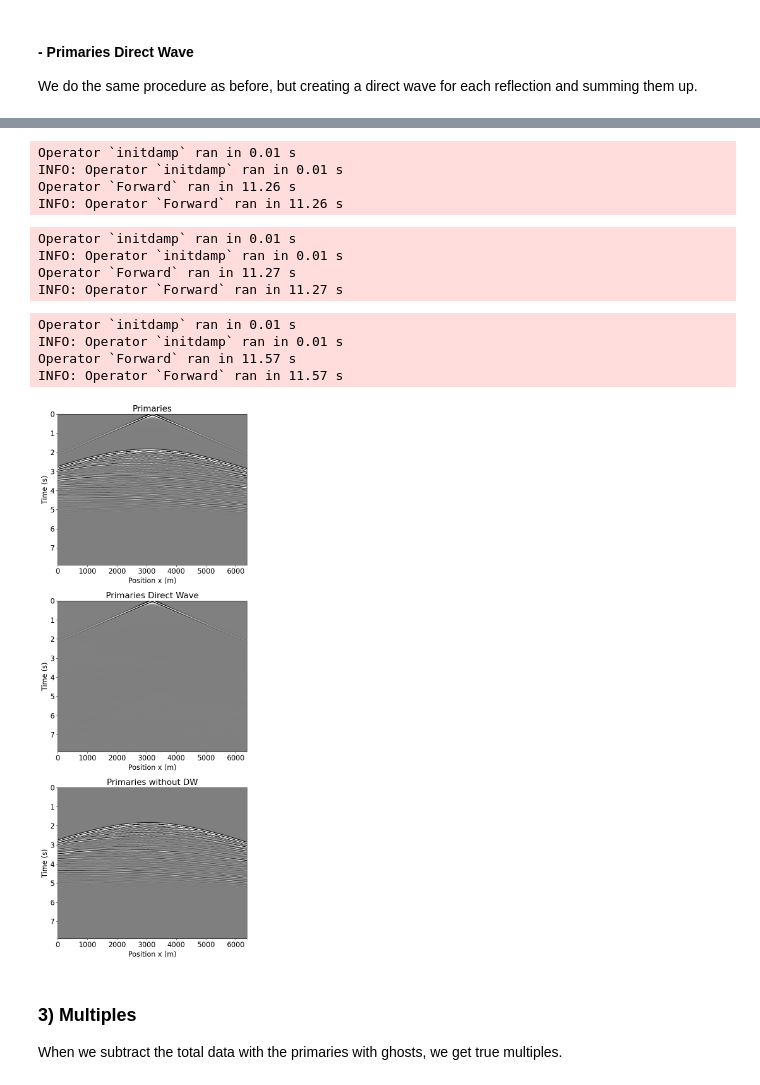
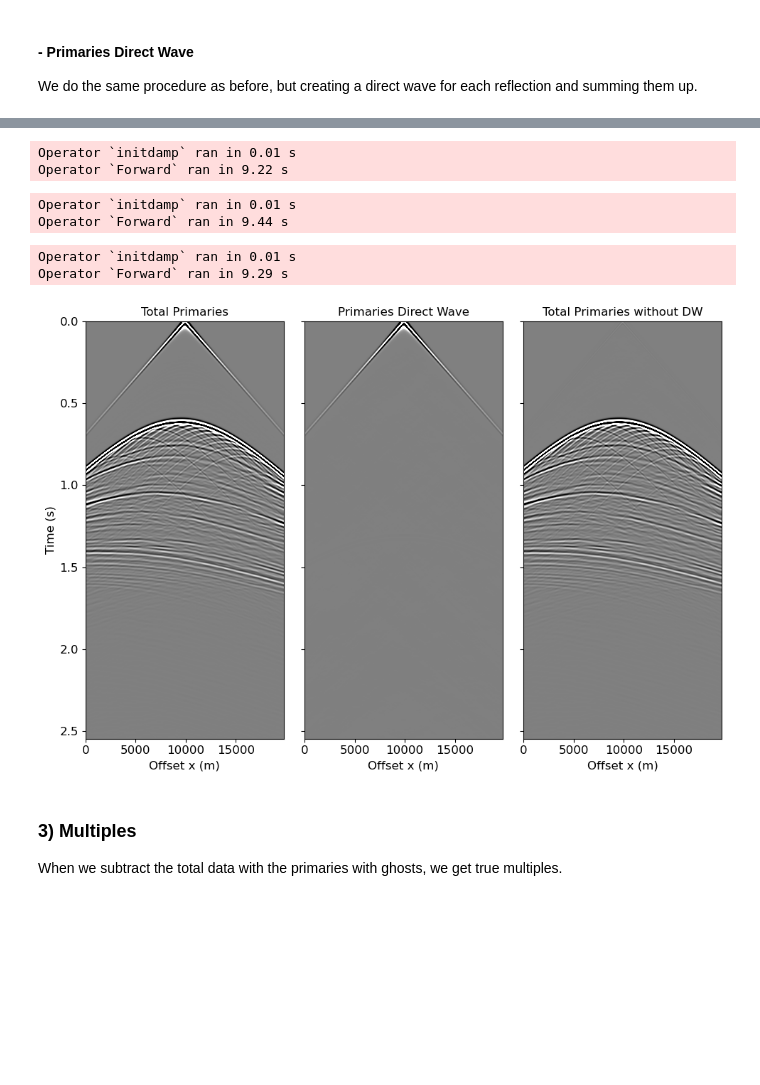
Before and after one commit to DIG-Kaust/Adaptive-subtraction, a Jupyter notebook: notebooks/Data_Modeling.ipynb, the cells around one changed output, grey strips where cells are left out. Cells and saved outputs as stored; diff of their text form; code cells hidden in the pictures; blank space fills up the shorter version.

```diff
--- a/notebooks/Data_Modeling.ipynb
+++ b/notebooks/Data_Modeling.ipynb
@@ -390,7 +395,6 @@ awe_2.create_geometry(src_x=np.arange(0, nsrc) * spacing[0],
                     rec_z=15,
                     t0=t0, tn=tn, src_type='Ricker', f0=f0)
 
-isrc = nsrc//2
 p2, _, _ = awe_2.solve_one_shot(isrc, dt=dt)
 # %% [output]
 Operator `initdamp` ran in 0.01 s
@@ -409,7 +411,6 @@ awe_3.create_geometry(src_x=np.arange(0, nsrc) * spacing[0],
                     rec_z=25,
                     t0=t0, tn=tn, src_type='Ricker', f0=f0)
 
-isrc = nsrc//2
 p3, _, _ = awe_3.solve_one_shot(isrc, dt=dt)
 # %% [output]
 Operator `initdamp` ran in 0.01 s
@@ -527,13 +525,10 @@ awe_dw2.create_geometry(src_x=np.arange(0, nsrc) * spacing[0],
                     rec_z=25,
                     t0=t0, tn=tn, src_type='Ricker', f0=f0)
 
-isrc = nsrc//2 # middle shot
 p2_dw, _, _ = awe_dw2.solve_one_shot(isrc, dt=dt)
 # %% [output]
 Operator `initdamp` ran in 0.01 s
-INFO: Operator `initdamp` ran in 0.01 s
-Operator `Forward` ran in 11.26 s
-INFO: Operator `Forward` ran in 11.26 s
+Operator `Forward` ran in 9.22 s
 # %%
 # Compute p3 / source ghost
 awe_dw3 = Acoustic2DDevito()
@@ -545,13 +540,10 @@ awe_dw3.create_geometry(src_x=np.arange(0, nsrc) * spacing[0],
                     rec_z=15,
                     t0=t0, tn=tn, src_type='Ricker', f0=f0)
 
-isrc = nsrc//2 # middle shot
 p3_dw, _, _ = awe_dw3.solve_one_shot(isrc, dt=dt)
 # %% [output]
 Operator `initdamp` ran in 0.01 s
-INFO: Operator `initdamp` ran in 0.01 s
-Operator `Forward` ran in 11.27 s
-INFO: Operator `Forward` ran in 11.27 s
+Operator `Forward` ran in 9.44 s
 # %%
 # Compute p4 / source-receiver ghost
 awe_dw4 = Acoustic2DDevito()
@@ -563,13 +555,10 @@ awe_dw4.create_geometry(src_x=np.arange(0, nsrc) * spacing[0],
                     rec_z=15,
                     t0=t0, tn=tn, src_type='Ricker', f0=f0)
 
-isrc = nsrc//2 # middle shot
 p4_dw, _, _ = awe_dw4.solve_one_shot(isrc, dt=dt)
 # %% [output]
 Operator `initdamp` ran in 0.01 s
-INFO: Operator `initdamp` ran in 0.01 s
-Operator `Forward` ran in 11.57 s
-INFO: Operator `Forward` ran in 11.57 s
+Operator `Forward` ran in 9.29 s
 # %%
 # Remove samples
 
@@ -584,30 +573,35 @@ p_dw = p1_dw + p4_dw - p2_dw - p3_dw
 # Primaries without direct wave
 p_nodw = p - p_dw
 # %%
-fig, axs = plt.subplots(3, 1, figsize=(7, 18))
+# Visualize data
+t0 = 0
+t1 = t0 + (nt - 1)*dt
+xmin = 0
+xmax = nr*dx
 
-axs[0].imshow(p.data , cmap='gray', vmin=vmin, vmax=vmax, extent=[xmin,xmax,t1,t0])
-axs[0].set_xlabel('Position x (m)',fontsize=16)
-axs[0].set_ylabel('Time (s)',fontsize=16)
-axs[0].axis('tight')
-axs[0].set_title('Primaries')
+vmax = 1e-2
+vmin = -vmax
 
-axs[1].imshow(p_dw.data, cmap='gray', vmin=vmin, vmax=vmax, extent=[xmin,xmax,t1,t0])
-axs[1].set_xlabel('Position x (m)',fontsize=16)
-axs[1].set_ylabel('Time (s)',fontsize=16)
-axs[1].axis('tight')
-axs[1].set_title('Primaries Direct Wave')
+fig, axs = plt.subplots(1, 3, figsize=(10,7),sharey=True)
 
-axs[2].imshow(p_nodw, cmap='gray', vmin=vmin, vmax=vmax, extent=[xmin,xmax,t1,t0])
-axs[2].set_xlabel('Position x (m)',fontsize=16)
-axs[2].set_ylabel('Time (s)',fontsize=16)
-axs[2].axis('tight')
-axs[2].set_title('Primaries without DW')
+axs[0].imshow(p, aspect='auto', vmin=vmin, vmax=vmax, extent=[xmin,xmax,t1,t0], cmap='gray')
+axs[0].set_title('Total Primaries',fontsize=12)
+axs[0].set_xlabel('Offset x (m)',fontsize=12)
+axs[0].set_ylabel('Time (s)',fontsize=12)
+axs[0].tick_params(axis='x', labelsize=12)
+axs[0].tick_params(axis='y', labelsize=12)
+axs[1].imshow(p_dw, aspect='auto', vmin=vmin, vmax=vmax, extent=[xmin,xmax,t1,t0], cmap='gray')
+axs[1].set_title('Primaries Direct Wave',fontsize=12)
+axs[1].set_xlabel('Offset x (m)',fontsize=12)
+axs[1].tick_params(axis='x', labelsize=12)
+axs[2].imshow(p_nodw, aspect='auto', vmin=vmin, vmax=vmax, extent=[xmin,xmax,t1,t0], cmap='gray')
+axs[2].set_title('Total Primaries without DW',fontsize=12)
+axs[2].set_xlabel('Offset x (m)',fontsize=12)
+axs[2].tick_params(axis='x', labelsize=12)
 
 plt.tight_layout()
-plt.show()
 # %% [output]
-[figure, old version]
+[figure, new version]
 # %% [markdown]
 ### 3) Multiples
 When we subtract the total data with the primaries with ghosts, we get true multiples.
```
Also changed, not shown: parts of 18 cells of this notebook, 1 other file.
